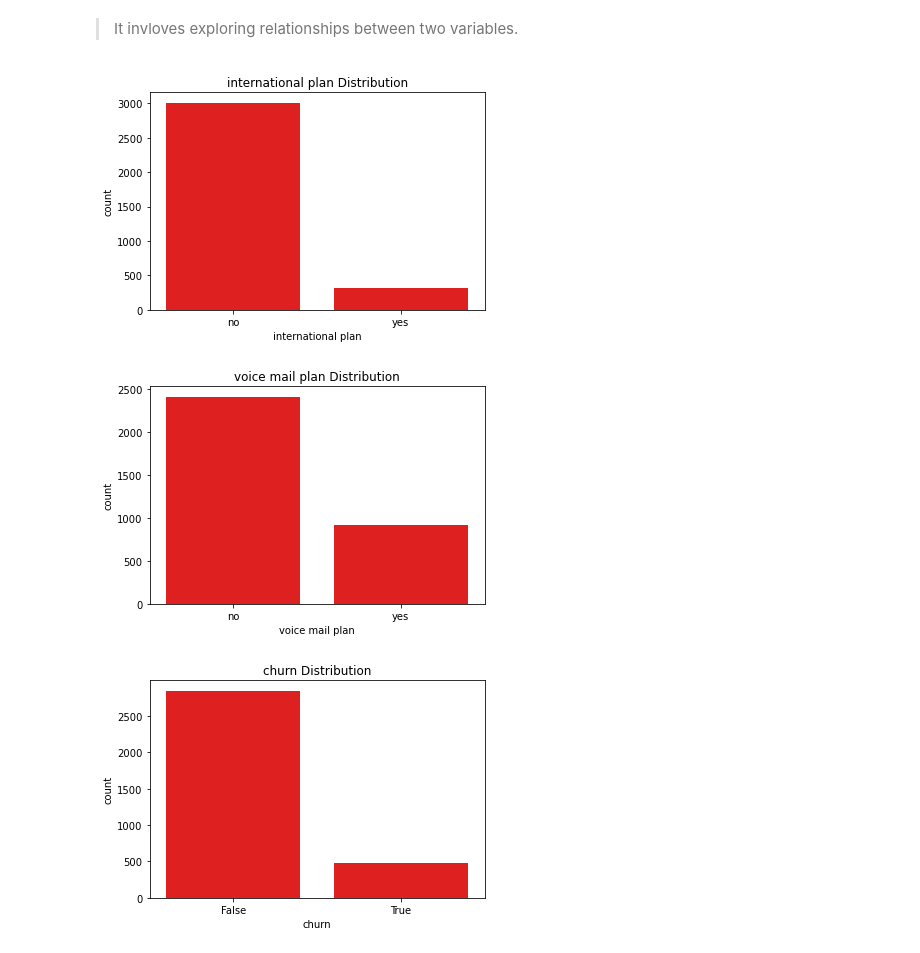
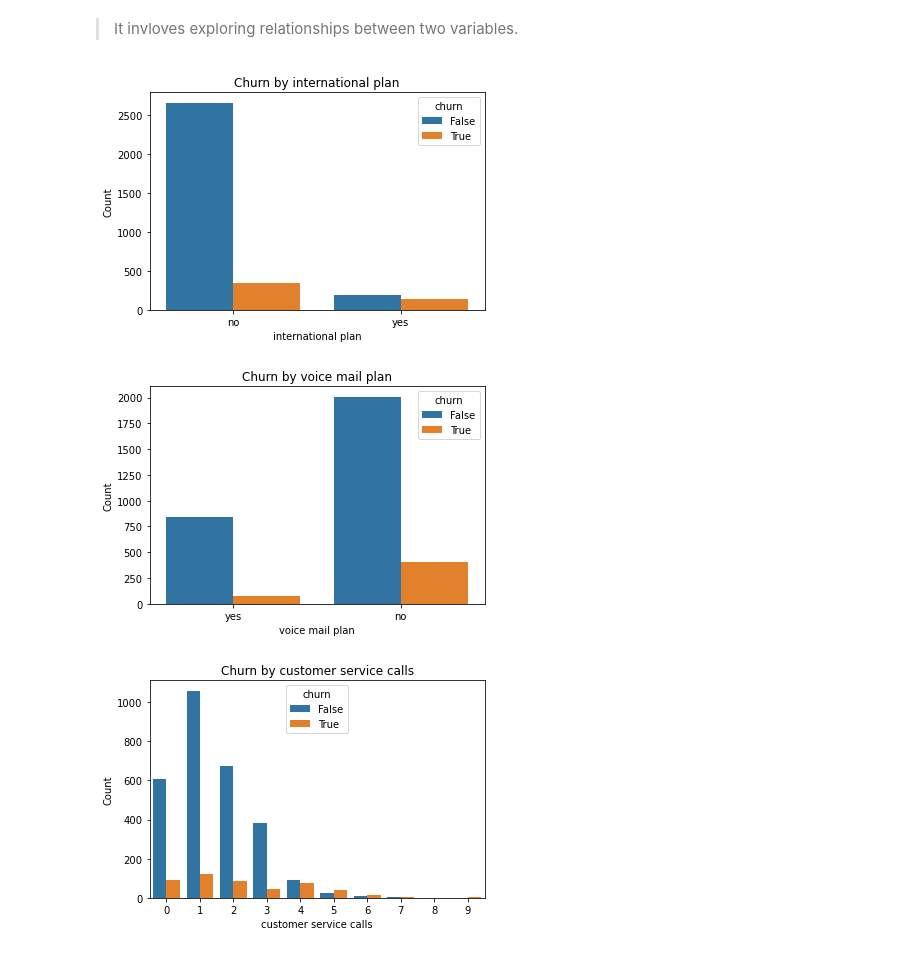
Before and after one commit to Mr-PeterMaina/Phase3-Final-Project, a Jupyter notebook: Customerchurnprediction.ipynb, the cells around one changed output. Cells and saved outputs as stored; diff of their text form; code cells hidden in the pictures.

```diff
--- a/Customerchurnprediction.ipynb
+++ b/Customerchurnprediction.ipynb
@@ -353,12 +347,20 @@ plt.show()
 **BIVARIATE ANALYSIS**
 # %% [markdown]
 > It invloves exploring relationships between two variables.
-# %%
-for column in categorical_columns:
-    sns.countplot(x= column, data= data, color= 'red', order= data[column].value_counts().index)
-    plt.title(f'{column} Distribution')
-    plt.show()
-# %% [output]
-[figure, removed]
-[figure, removed]
-[figure, removed]
+# %%
+countplot_features = [
+    'international plan',
+    'voice mail plan',
+    'customer service calls'
+]
+# create countplots for the features
+for feature in countplot_features:
+    sns.countplot(data=data, x=feature, hue= 'churn')
+    plt.title(f'Churn by {feature}')
+    plt.xlabel(feature)
+    plt.ylabel('Count')
+    plt.show()
+# %% [output]
+[figure, added]
+[figure, added]
+[figure, added]
```
Also changed, not shown: parts of 20 cells of this notebook.
